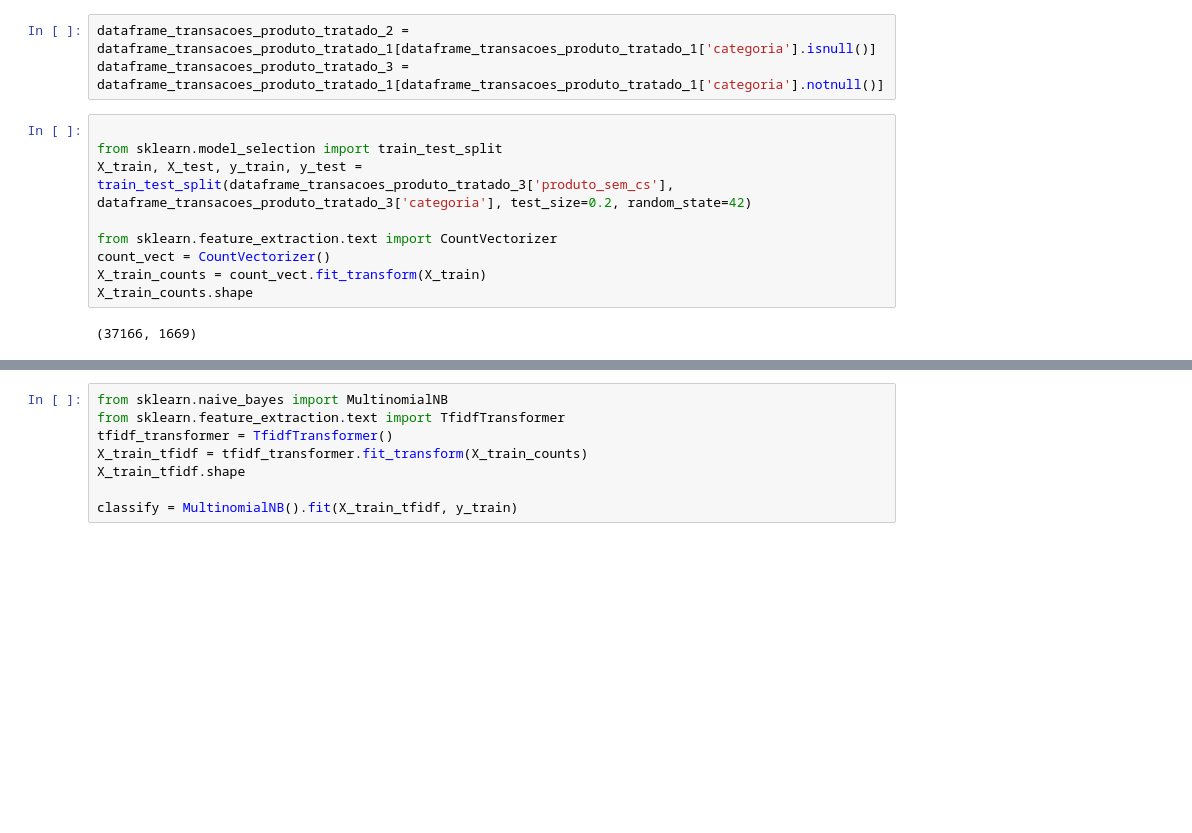
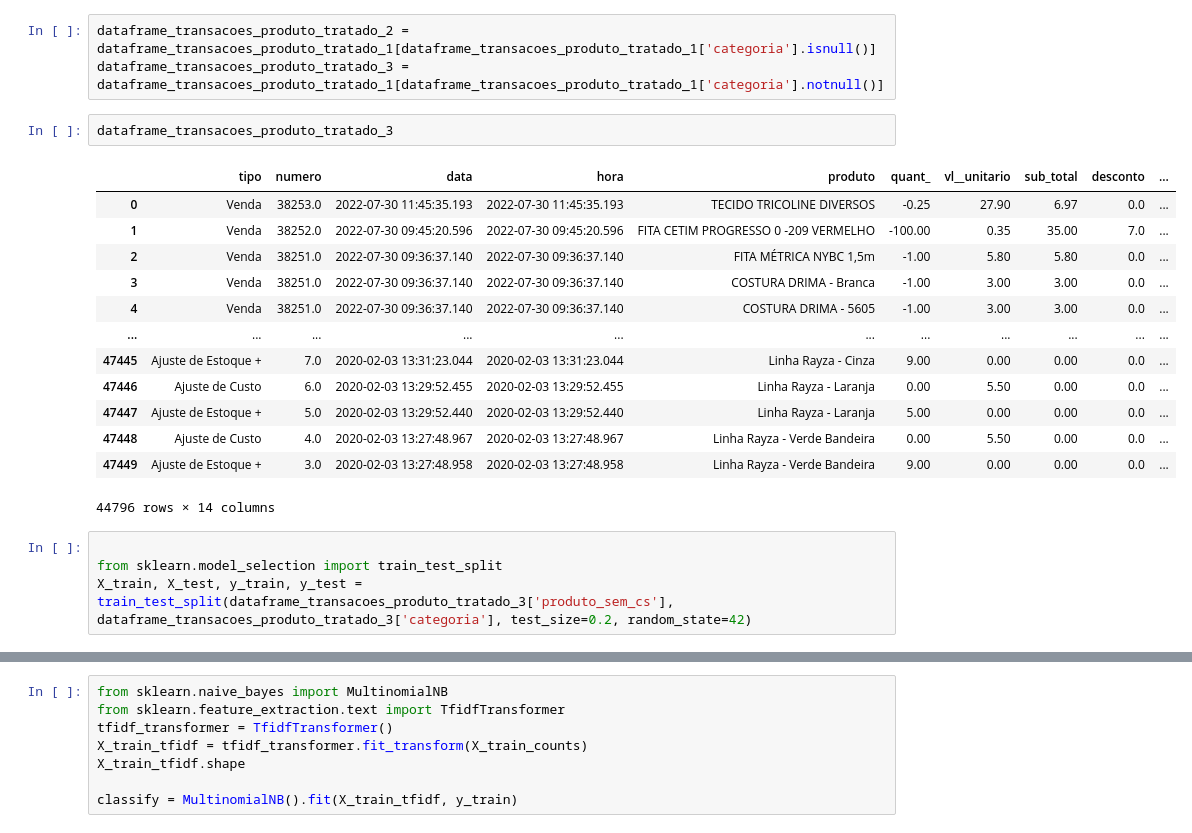
Before and after one commit to donbigode/Timeseries-prediction-model, a Jupyter notebook: Analysis/ETL.ipynb, the cells around one changed output, grey strips where cells are left out. Drawn from its saved outputs; the diff is of its cells as text; blank space fills up the shorter version.

```diff
--- a/Analysis/ETL.ipynb
+++ b/Analysis/ETL.ipynb
@@ -954,14 +962,23 @@ dataframe_transacoes_produto_tratado_1['produto_sem_cs'] = dataframe_transacoes_
 # %%
 dataframe_transacoes_produto_tratado_2 = dataframe_transacoes_produto_tratado_1[dataframe_transacoes_produto_tratado_1['categoria'].isnull()]
 dataframe_transacoes_produto_tratado_3 = dataframe_transacoes_produto_tratado_1[dataframe_transacoes_produto_tratado_1['categoria'].notnull()]
+# %%
+dataframe_transacoes_produto_tratado_3
+# %% [output]
+|  | tipo | numero | data | hora | produto | quant_ | vl__unitario | sub_total | desconto | ... |
+| 0 | Venda | 38253.0 | 2022-07-30 11:45:35.193 | 2022-07-30 11:45:35.193 | TECIDO TRICOLINE DIVERSOS | -0.25 | 27.90 | 6.97 | 0.0 | ... |
+| 1 | Venda | 38252.0 | 2022-07-30 09:45:20.596 | 2022-07-30 09:45:20.596 | FITA CETIM PROGRESSO 0 -209 VERMELHO | -100.00 | 0.35 | 35.00 | 7.0 | ... |
+| 2 | Venda | 38251.0 | 2022-07-30 09:36:37.140 | 2022-07-30 09:36:37.140 | FITA MÉTRICA NYBC 1,5m | -1.00 | 5.80 | 5.80 | 0.0 | ... |
+| 3 | Venda | 38251.0 | 2022-07-30 09:36:37.140 | 2022-07-30 09:36:37.140 | COSTURA DRIMA - Branca | -1.00 | 3.00 | 3.00 | 0.0 | ... |
+| 4 | Venda | 38251.0 | 2022-07-30 09:36:37.140 | 2022-07-30 09:36:37.140 | COSTURA DRIMA - 5605 | -1.00 | 3.00 | 3.00 | 0.0 | ... |
+| ... | ... | ... | ... | ... | ... | ... | ... | ... | ... | ... |
+| 47445 | Ajuste de Estoque + | 7.0 | 2020-02-03 13:31:23.044 | 2020-02-03 13:31:23.044 | Linha Rayza - Cinza | 9.00 | 0.00 | 0.00 | 0.0 | ... |
+| 47446 | Ajuste de Custo | 6.0 | 2020-02-03 13:29:52.455 | 2020-02-03 13:29:52.455 | Linha Rayza - Laranja | 0.00 | 5.50 | 0.00 | 0.0 | ... |
+| 47447 | Ajuste de Estoque + | 5.0 | 2020-02-03 13:29:52.440 | 2020-02-03 13:29:52.440 | Linha Rayza - Laranja | 5.00 | 0.00 | 0.00 | 0.0 | ... |
+| 47448 | Ajuste de Custo | 4.0 | 2020-02-03 13:27:48.967 | 2020-02-03 13:27:48.967 | Linha Rayza - Verde Bandeira | 0.00 | 5.50 | 0.00 | 0.0 | ... |
+| 47449 | Ajuste de Estoque + | 3.0 | 2020-02-03 13:27:48.958 | 2020-02-03 13:27:48.958 | Linha Rayza - Verde Bandeira | 9.00 | 0.00 | 0.00 | 0.0 | ... |
+44796 rows × 14 columns
 # %%
 
 from sklearn.model_selection import train_test_split
 X_train, X_test, y_train, y_test = train_test_split(dataframe_transacoes_produto_tratado_3['produto_sem_cs'], dataframe_transacoes_produto_tratado_3['categoria'], test_size=0.2, random_state=42)
-
-from sklearn.feature_extraction.text import CountVectorizer
-count_vect = CountVectorizer()
-X_train_counts = count_vect.fit_transform(X_train)
-X_train_counts.shape
-# %% [output]
-(37166, 1669)
```
Also changed, not shown: parts of 15 cells of this notebook.
